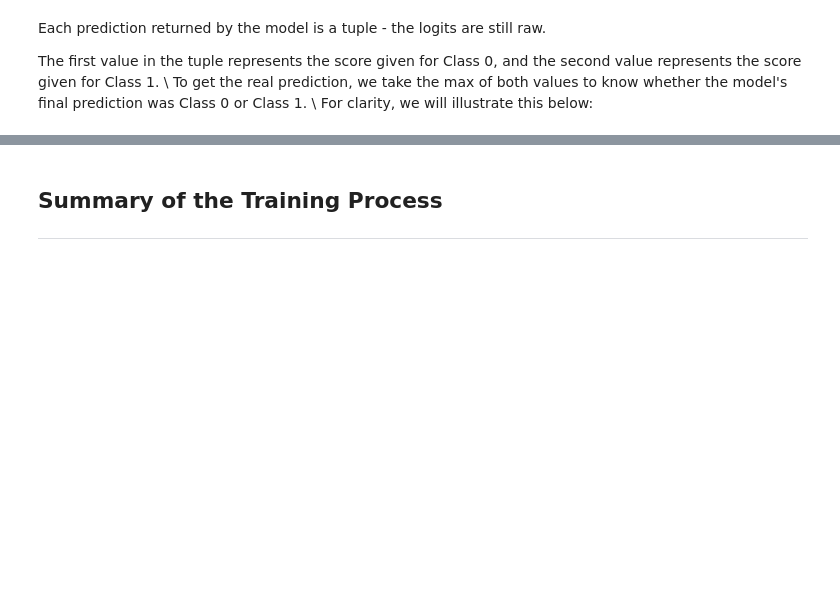
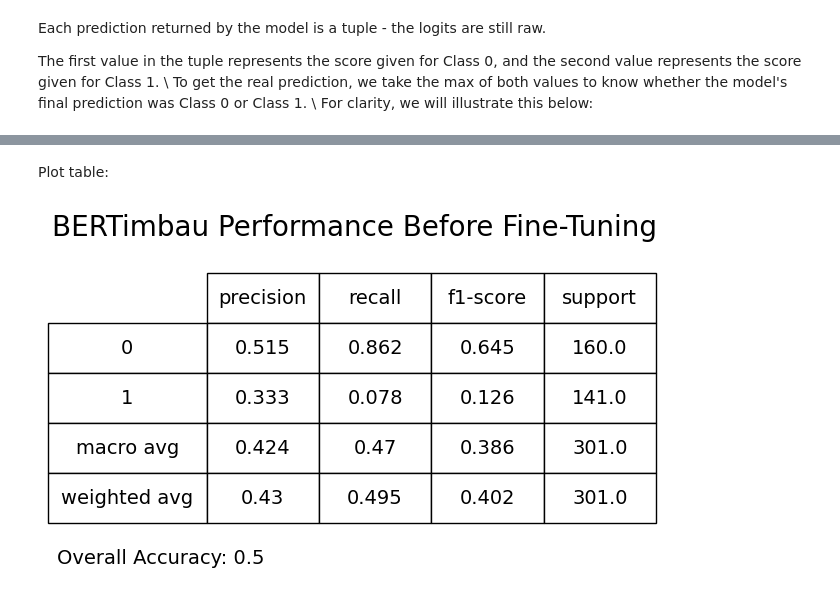
Before and after one commit to belindalombard/BertMLProject, a Jupyter notebook: Relevance_Model.ipynb, the cells around one changed output, grey strips where cells are left out. Saved outputs shown, nothing was run; the diff lists cells and outputs as text; code cells hidden in the pictures; blank space fills up the shorter version.

```diff
--- a/Relevance_Model.ipynb
+++ b/Relevance_Model.ipynb
@@ -84,6 +113,7 @@ POST_ID = name of column representing the tweet id
 YEAR = year of when the dataset is from (to be used for file/folder naming)
 # %%
 FILE_PATH = '/content/drive/MyDrive/pesquisa-usp/relevant_tweets_2020-12-31.csv'
+FOLDER_PATH = '/content/drive/MyDrive/pesquisa-usp/round-1/'
 
 RELEVANCE = 'relevance'
 RELEVANCE_ID = 'relevant'
@@ -1637,4 +543,18 @@ Training...
-# %% [markdown]
-## Summary of the Training Process
-
----
+# %% [markdown]
+Plot table:
+# %%
+without_acc = report.loc[['0', '1', 'macro avg', 'weighted avg']]
+fig, ax = plt.subplots(figsize=(2,4))
+ax.axis('off')
+table = pd.plotting.table(ax, without_acc, loc='right',cellLoc='center',rowLoc='center')
+table.auto_set_font_size(False)
+table.set_fontsize(14)
+table.scale(2.9, 3)
+plt.title('BERTimbau Performance Before Fine-Tuning',
+           loc='left',fontsize=20)
+acc_str = 'Overall Accuracy: '+ str(accuracy.round(decimals=2))
+fig.text(0.67, 0.08, acc_str, ha='center', fontsize=14)
+
+plt.savefig(FOLDER_PATH+'PerformanceTable_PreTrainedModel.png', format='png', transparent = True, bbox_inches='tight',pad_inches=0.1)
+# %% [output]
+[figure, added]
```
Also changed, not shown: parts of 168 cells of this notebook.
